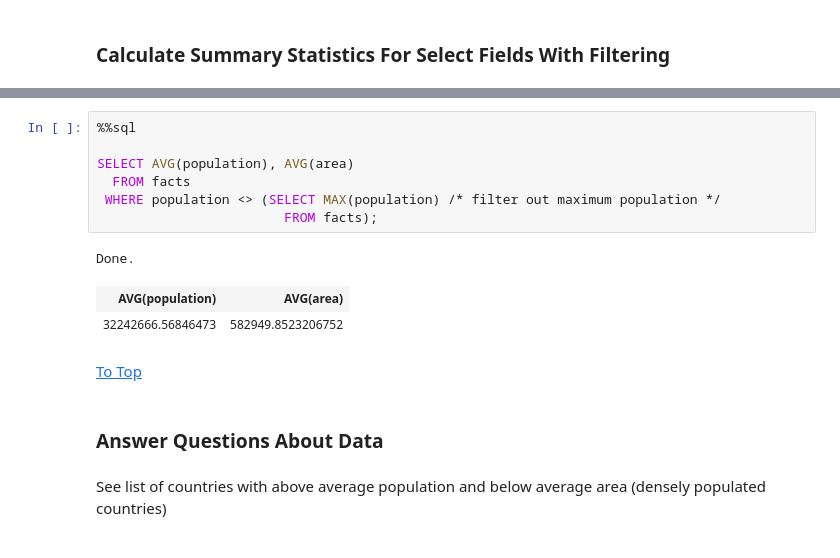
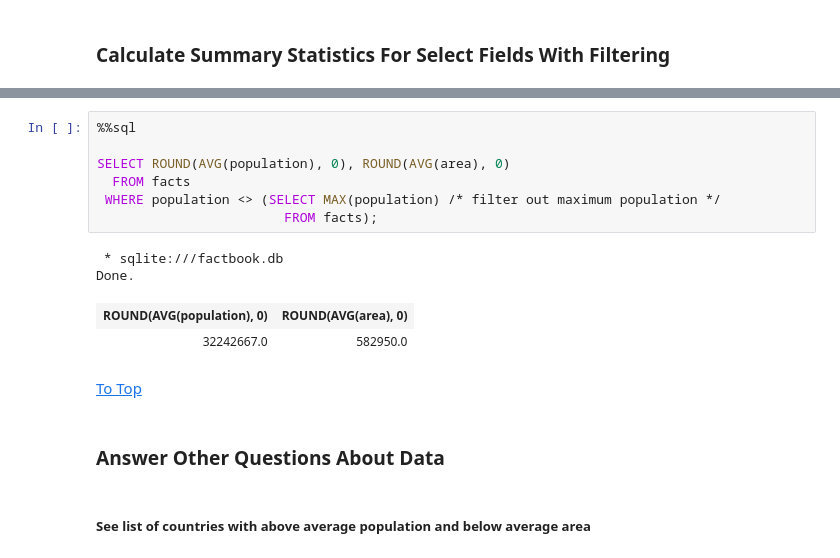
Before and after one commit to IS-87/DataQuest-GP-Simple-SQL-Usage, a Jupyter notebook: SQL for Data Analysis.ipynb, the cells around one changed output, grey strips where cells are left out. Cells and saved outputs as stored; diff of their text form.

```diff
--- a/SQL for Data Analysis.ipynb
+++ b/SQL for Data Analysis.ipynb
@@ -141,20 +172,21 @@ Done.
 # %%
 %%sql
 
-SELECT AVG(population), AVG(area)
+SELECT ROUND(AVG(population), 0), ROUND(AVG(area), 0)
   FROM facts
  WHERE population <> (SELECT MAX(population) /* filter out maximum population */
                         FROM facts);
 # %% [output]
+ * sqlite:///factbook.db
 Done.
-| AVG(population) | AVG(area) |
-| 32242666.56846473 | 582949.8523206752 |
+| ROUND(AVG(population), 0) | ROUND(AVG(area), 0) |
+| 32242667.0 | 582950.0 |
 # %% [markdown]
 [To Top](#Navigation)
 # %% [markdown]
-### Answer Questions About Data
+### Answer Other Questions About Data
 # %% [markdown]
-See list of countries with above average population and below average area (densely populated countries)
+##### See list of countries with above average population and below average area
 # %%
 %%sql
 
```
Also changed, not shown: parts of 35 cells of this notebook.
